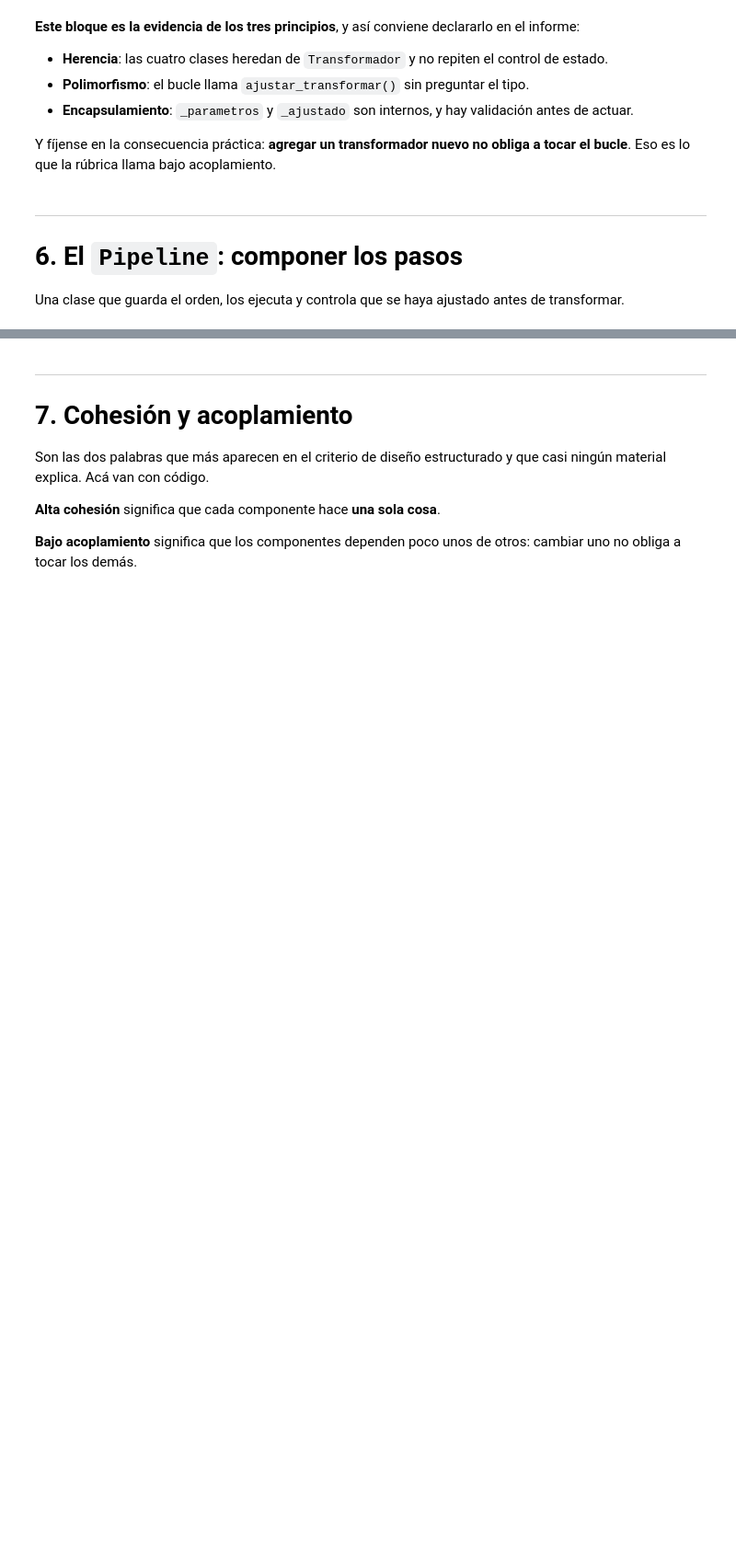
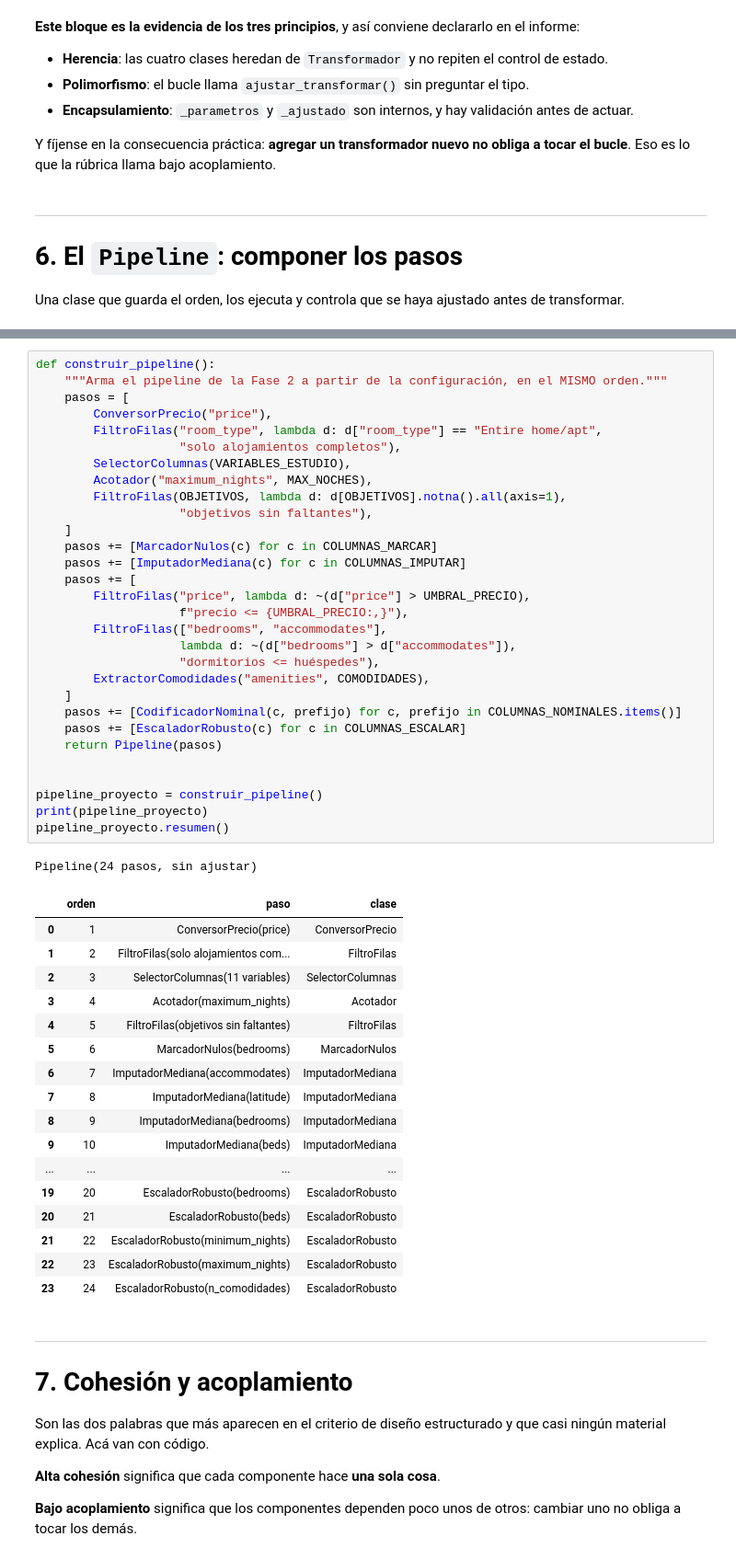
Before and after one commit to ggarcesv/grupo_8_magister_mcdi500, a Jupyter notebook: F3/S2_F3_NucleoAlgoritmico_Eficiencia_POO - GC.ipynb, the cells around one changed output, grey strips where cells are left out. Shown at 92% size. Drawn from its saved outputs; the diff is of its cells as text; blank space fills up the shorter version.

```diff
--- a/F3/S2_F3_NucleoAlgoritmico_Eficiencia_POO - GC.ipynb
+++ b/F3/S2_F3_NucleoAlgoritmico_Eficiencia_POO - GC.ipynb
@@ -1042,3 +1108,52 @@ ver. Este resultado es la confirmación de que el diseño está bien.
+# %%
+def construir_pipeline():
+    """Arma el pipeline de la Fase 2 a partir de la configuración, en el MISMO orden."""
+    pasos = [
+        ConversorPrecio("price"),
+        FiltroFilas("room_type", lambda d: d["room_type"] == "Entire home/apt",
+                    "solo alojamientos completos"),
+        SelectorColumnas(VARIABLES_ESTUDIO),
+        Acotador("maximum_nights", MAX_NOCHES),
+        FiltroFilas(OBJETIVOS, lambda d: d[OBJETIVOS].notna().all(axis=1),
+                    "objetivos sin faltantes"),
+    ]
+    pasos += [MarcadorNulos(c) for c in COLUMNAS_MARCAR]
+    pasos += [ImputadorMediana(c) for c in COLUMNAS_IMPUTAR]
+    pasos += [
+        FiltroFilas("price", lambda d: ~(d["price"] > UMBRAL_PRECIO),
+                    f"precio <= {UMBRAL_PRECIO:,}"),
+        FiltroFilas(["bedrooms", "accommodates"],
+                    lambda d: ~(d["bedrooms"] > d["accommodates"]),
+                    "dormitorios <= huéspedes"),
+        ExtractorComodidades("amenities", COMODIDADES),
+    ]
+    pasos += [CodificadorNominal(c, prefijo) for c, prefijo in COLUMNAS_NOMINALES.items()]
+    pasos += [EscaladorRobusto(c) for c in COLUMNAS_ESCALAR]
+    return Pipeline(pasos)
+
+
+pipeline_proyecto = construir_pipeline()
+print(pipeline_proyecto)
+pipeline_proyecto.resumen()
+# %% [output]
+Pipeline(24 pasos, sin ajustar)
+|  | orden | paso | clase |
+| 0 | 1 | ConversorPrecio(price) | ConversorPrecio |
+| 1 | 2 | FiltroFilas(solo alojamientos com... | FiltroFilas |
+| 2 | 3 | SelectorColumnas(11 variables) | SelectorColumnas |
+| 3 | 4 | Acotador(maximum_nights) | Acotador |
+| 4 | 5 | FiltroFilas(objetivos sin faltantes) | FiltroFilas |
+| 5 | 6 | MarcadorNulos(bedrooms) | MarcadorNulos |
+| 6 | 7 | ImputadorMediana(accommodates) | ImputadorMediana |
+| 7 | 8 | ImputadorMediana(latitude) | ImputadorMediana |
+| 8 | 9 | ImputadorMediana(bedrooms) | ImputadorMediana |
+| 9 | 10 | ImputadorMediana(beds) | ImputadorMediana |
+| ... | ... | ... | ... |
+| 19 | 20 | EscaladorRobusto(bedrooms) | EscaladorRobusto |
+| 20 | 21 | EscaladorRobusto(beds) | EscaladorRobusto |
+| 21 | 22 | EscaladorRobusto(minimum_nights) | EscaladorRobusto |
+| 22 | 23 | EscaladorRobusto(maximum_nights) | EscaladorRobusto |
+| 23 | 24 | EscaladorRobusto(n_comodidades) | EscaladorRobusto |
 # %% [markdown]
 ---
 # 7. Cohesión y acoplamiento
```
Also changed, not shown: parts of 64 cells of this notebook.
